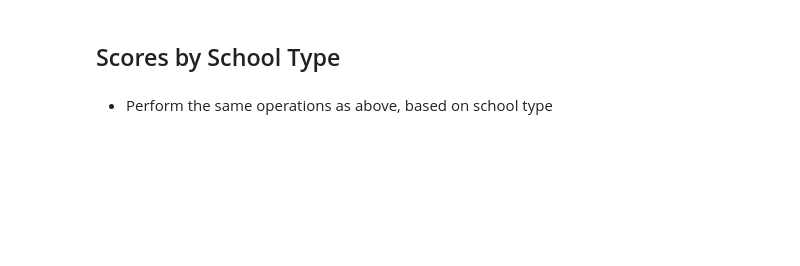
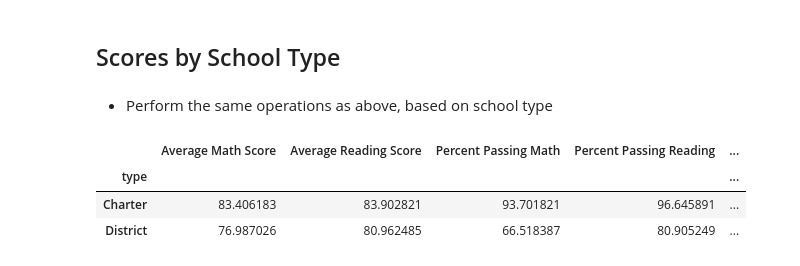
Before and after one commit to brettmw92/pandas-challenge, a Jupyter notebook: PyCitySchools/PyCitySchools_starter.ipynb, the cells around one changed output. Saved outputs shown, nothing was run; the diff lists cells and outputs as text; code cells hidden in the pictures; blank space fills up the shorter version.

```diff
--- a/PyCitySchools/PyCitySchools_starter.ipynb
+++ b/PyCitySchools/PyCitySchools_starter.ipynb
@@ -347,3 +344,26 @@ scores_by_school_size
 ## Scores by School Type
 # %% [markdown]
 * Perform the same operations as above, based on school type
+# %%
+school_type = school_data_complete.groupby("type")
+
+average_math = school_type['math_score'].mean()
+average_reading = school_type['reading_score'].mean()
+percent_passing_math = school_data_complete[school_data_complete['math_score'] >= 70].groupby('type')['Student ID'].count()*100/school_type['Student ID'].count()
+percent_passing_reading = school_data_complete[school_data_complete['reading_score'] >= 70].groupby('type')['Student ID'].count()*100/school_type['Student ID'].count()
+percent_passing_both = school_data_complete[(school_data_complete['math_score'] >= 70) & (school_data_complete['reading_score'] >= 70)].groupby('type')['Student ID'].count()*100/school_type['Student ID'].count()
+
+scores_by_school_type = pd.DataFrame({
+    "Average Math Score": average_math,
+    "Average Reading Score": average_reading,
+    "Percent Passing Math": percent_passing_math,
+    "Percent Passing Reading": percent_passing_reading,
+    "Overal Passing Rate": percent_passing_both
+})
+
+scores_by_school_type
+# %% [output]
+|  | Average Math Score | Average Reading Score | Percent Passing Math | Percent Passing Reading | ... |
+| type |  |  |  |  | ... |
+| Charter | 83.406183 | 83.902821 | 93.701821 | 96.645891 | ... |
+| District | 76.987026 | 80.962485 | 66.518387 | 80.905249 | ... |
```
Also changed, not shown: parts of 1 cell of this notebook.
